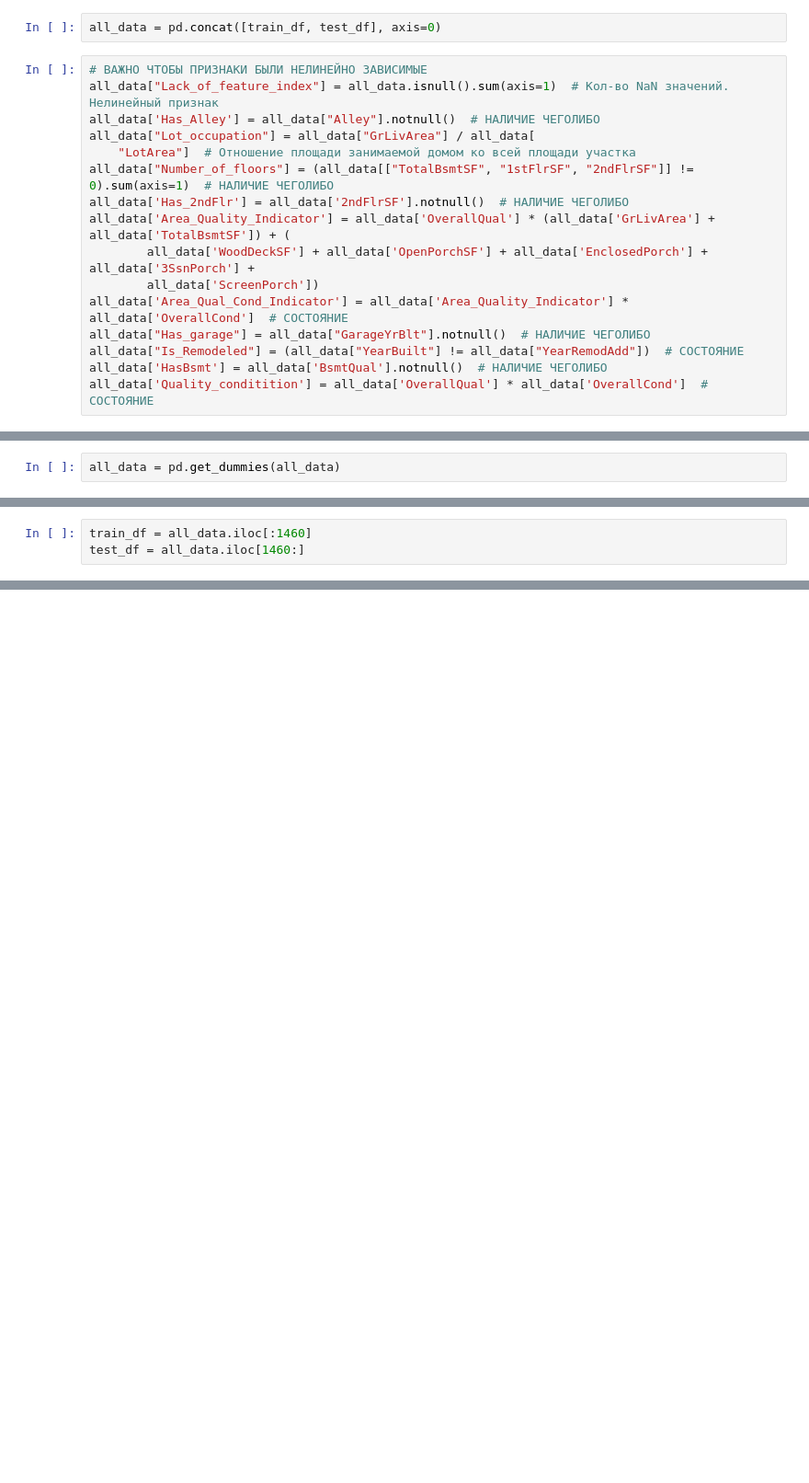
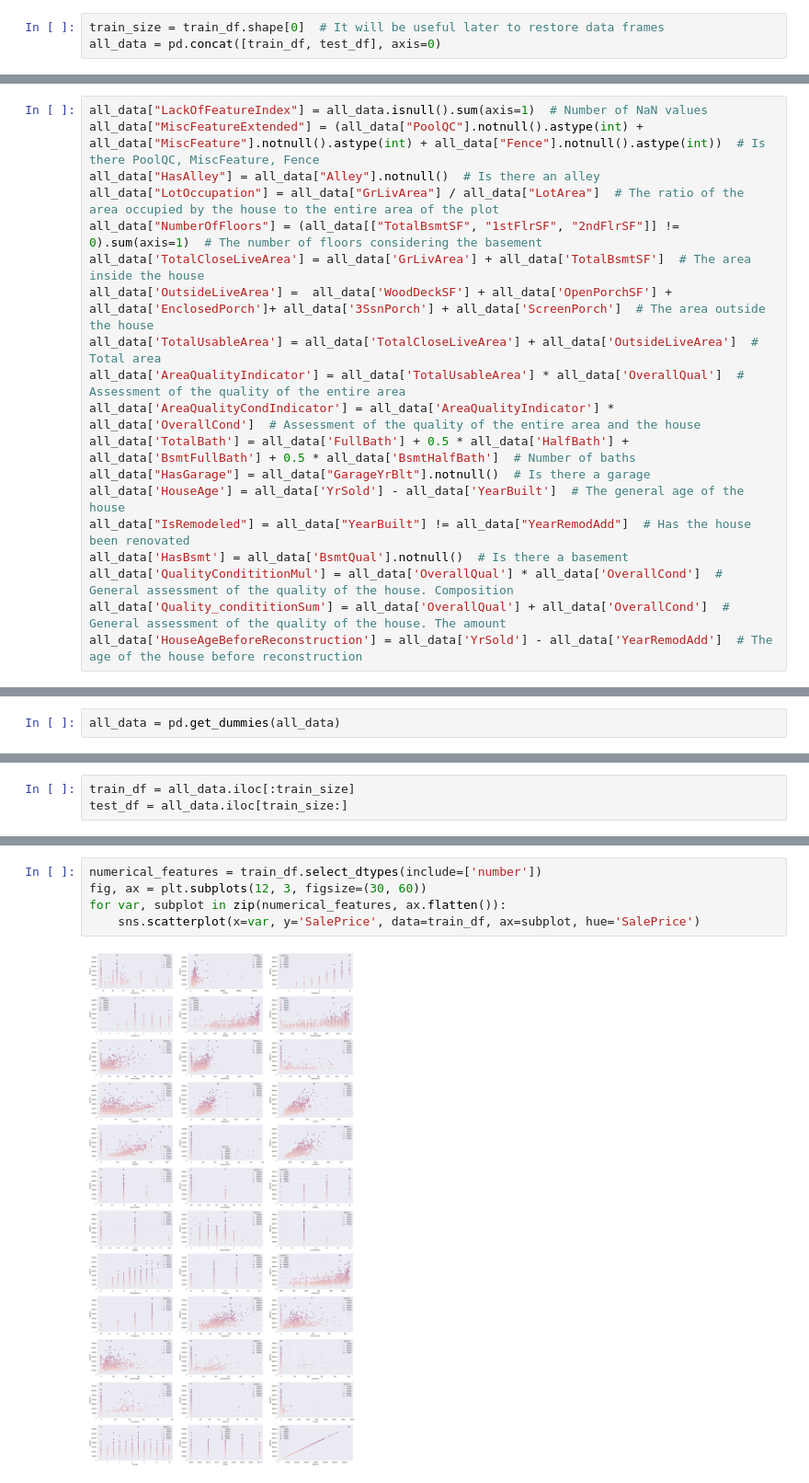
Before and after one commit to daniilolider/Kaggle-Housing-Prices, a Jupyter notebook: House Prices.ipynb, the cells around one changed output, grey strips where cells are left out. Shown at 92% size. Saved outputs shown, nothing was run; the diff lists cells and outputs as text; blank space fills up the shorter version.

```diff
--- a/House Prices.ipynb
+++ b/House Prices.ipynb
@@ -10,18 +112,3 @@ test_df['SalePrice'] = 0
 # %%
+train_size = train_df.shape[0]  # It will be useful later to restore data frames
 all_data = pd.concat([train_df, test_df], axis=0)
-# %%
-# ВАЖНО ЧТОБЫ ПРИЗНАКИ БЫЛИ НЕЛИНЕЙНО ЗАВИСИМЫЕ
-all_data["Lack_of_feature_index"] = all_data.isnull().sum(axis=1)  # Кол-во NaN значений. Нелинейный признак
-all_data['Has_Alley'] = all_data["Alley"].notnull()  # НАЛИЧИЕ ЧЕГОЛИБО
-all_data["Lot_occupation"] = all_data["GrLivArea"] / all_data[
-    "LotArea"]  # Отношение площади занимаемой домом ко всей площади участка
-all_data["Number_of_floors"] = (all_data[["TotalBsmtSF", "1stFlrSF", "2ndFlrSF"]] != 0).sum(axis=1)  # НАЛИЧИЕ ЧЕГОЛИБО
-all_data['Has_2ndFlr'] = all_data['2ndFlrSF'].notnull()  # НАЛИЧИЕ ЧЕГОЛИБО
-all_data['Area_Quality_Indicator'] = all_data['OverallQual'] * (all_data['GrLivArea'] + all_data['TotalBsmtSF']) + (
-        all_data['WoodDeckSF'] + all_data['OpenPorchSF'] + all_data['EnclosedPorch'] + all_data['3SsnPorch'] +
-        all_data['ScreenPorch'])
-all_data['Area_Qual_Cond_Indicator'] = all_data['Area_Quality_Indicator'] * all_data['OverallCond']  # СОСТОЯНИЕ
-all_data["Has_garage"] = all_data["GarageYrBlt"].notnull()  # НАЛИЧИЕ ЧЕГОЛИБО
-all_data["Is_Remodeled"] = (all_data["YearBuilt"] != all_data["YearRemodAdd"])  # СОСТОЯНИЕ
-all_data['HasBsmt'] = all_data['BsmtQual'].notnull()  # НАЛИЧИЕ ЧЕГОЛИБО
-all_data['Quality_conditition'] = all_data['OverallQual'] * all_data['OverallCond']  # СОСТОЯНИЕ
@@ -27,0 +118,19 @@ all_data['Quality_conditition'] = all_data['OverallQual'] * all_data['OverallCon
+# %%
+all_data["LackOfFeatureIndex"] = all_data.isnull().sum(axis=1)  # Number of NaN values
+all_data["MiscFeatureExtended"] = (all_data["PoolQC"].notnull().astype(int) + all_data["MiscFeature"].notnull().astype(int) + all_data["Fence"].notnull().astype(int))  # Is there PoolQC, MiscFeature, Fence
+all_data["HasAlley"] = all_data["Alley"].notnull()  # Is there an alley
+all_data["LotOccupation"] = all_data["GrLivArea"] / all_data["LotArea"]  # The ratio of the area occupied by the house to the entire area of the plot
+all_data["NumberOfFloors"] = (all_data[["TotalBsmtSF", "1stFlrSF", "2ndFlrSF"]] != 0).sum(axis=1)  # The number of floors considering the basement
+all_data['TotalCloseLiveArea'] = all_data['GrLivArea'] + all_data['TotalBsmtSF']  # The area inside the house
+all_data['OutsideLiveArea'] =  all_data['WoodDeckSF'] + all_data['OpenPorchSF'] + all_data['EnclosedPorch']+ all_data['3SsnPorch'] + all_data['ScreenPorch']  # The area outside the house
+all_data['TotalUsableArea'] = all_data['TotalCloseLiveArea'] + all_data['OutsideLiveArea']  # Total area
+all_data['AreaQualityIndicator'] = all_data['TotalUsableArea'] * all_data['OverallQual']  # Assessment of the quality of the entire area
+all_data['AreaQualityCondIndicator'] = all_data['AreaQualityIndicator'] * all_data['OverallCond']  # Assessment of the quality of the entire area and the house
+all_data['TotalBath'] = all_data['FullBath'] + 0.5 * all_data['HalfBath'] + all_data['BsmtFullBath'] + 0.5 * all_data['BsmtHalfBath']  # Number of baths
+all_data["HasGarage"] = all_data["GarageYrBlt"].notnull()  # Is there a garage
+all_data['HouseAge'] = all_data['YrSold'] - all_data['YearBuilt']  # The general age of the house
+all_data["IsRemodeled"] = all_data["YearBuilt"] != all_data["YearRemodAdd"]  # Has the house been renovated
+all_data['HasBsmt'] = all_data['BsmtQual'].notnull()  # Is there a basement
+all_data['QualityCondititionMul'] = all_data['OverallQual'] * all_data['OverallCond']  # General assessment of the quality of the house. Composition
+all_data['Quality_condititionSum'] = all_data['OverallQual'] + all_data['OverallCond']  # General assessment of the quality of the house. The amount
+all_data['HouseAgeBeforeReconstruction'] = all_data['YrSold'] - all_data['YearRemodAdd']  # The age of the house before reconstruction
@@ -38,3 +155,3 @@ all_data = pd.get_dummies(all_data)
 # %%
-train_df = all_data.iloc[:1460]
-test_df = all_data.iloc[1460:]
+train_df = all_data.iloc[:train_size]
+test_df = all_data.iloc[train_size:]
@@ -40,0 +172,7 @@ test_df = all_data.iloc[1460:]
+# %%
+numerical_features = train_df.select_dtypes(include=['number'])
+fig, ax = plt.subplots(12, 3, figsize=(30, 60))
+for var, subplot in zip(numerical_features, ax.flatten()):
+    sns.scatterplot(x=var, y='SalePrice', data=train_df, ax=subplot, hue='SalePrice')
+# %% [output]
+[figure, added]
```
Also changed, not shown: parts of 40 cells of this notebook, 1 other file.
